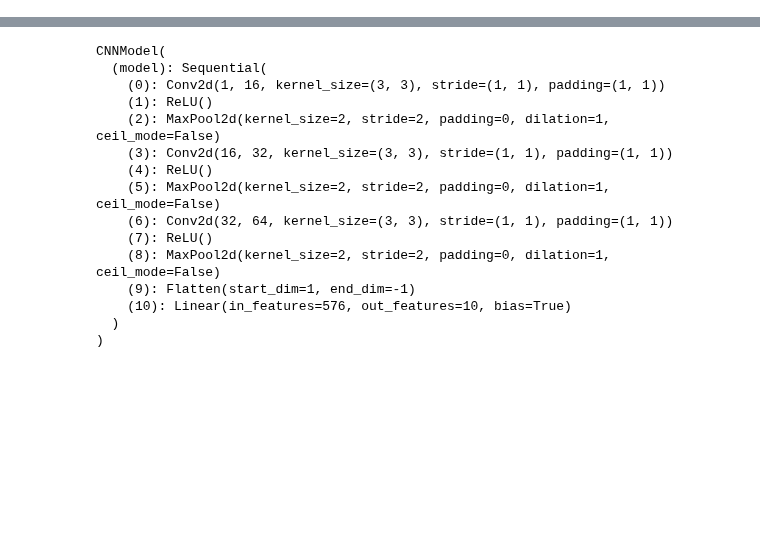
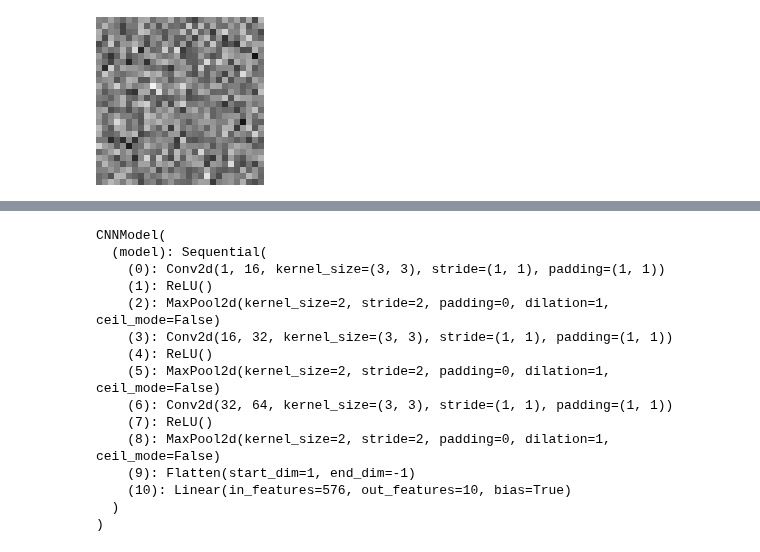
Before and after one commit to willdalh/ml-course, a Jupyter notebook: part2-neural-networks/bonus_convnet.ipynb, the cells around one changed output, grey strips where cells are left out. Drawn from its saved outputs; the diff is of its cells as text; code cells hidden in the pictures; blank space fills up the shorter version.

```diff
--- a/part2-neural-networks/bonus_convnet.ipynb
+++ b/part2-neural-networks/bonus_convnet.ipynb
@@ -25,0 +34,5 @@ data, labels = next(iter(train_loader))
+# %%
+new_image = layer(image)
+visualize(new_image)
+# %% [output]
+[figure, added]
```
Also changed, not shown: parts of 14 cells of this notebook, 2 other files.
